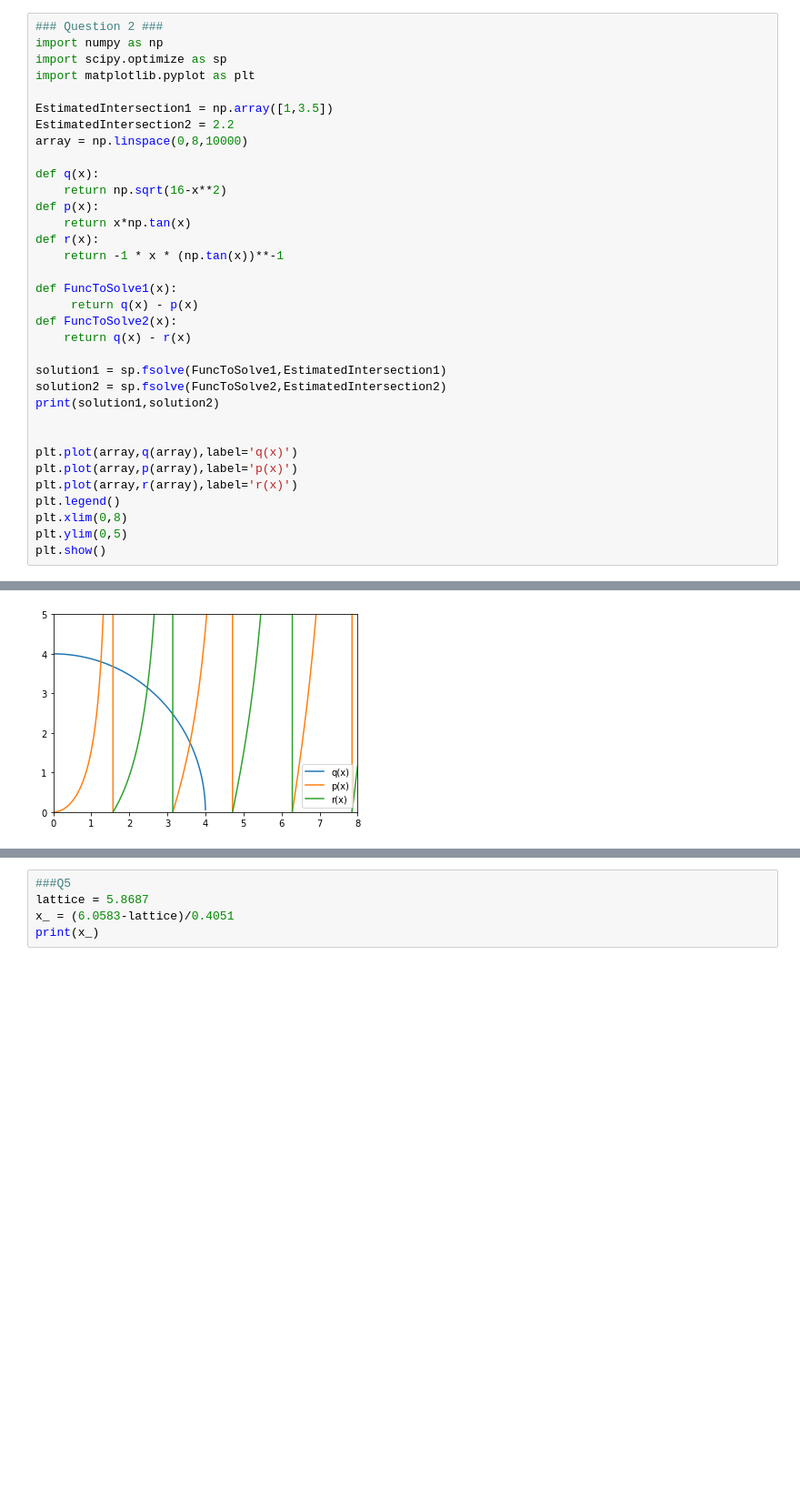
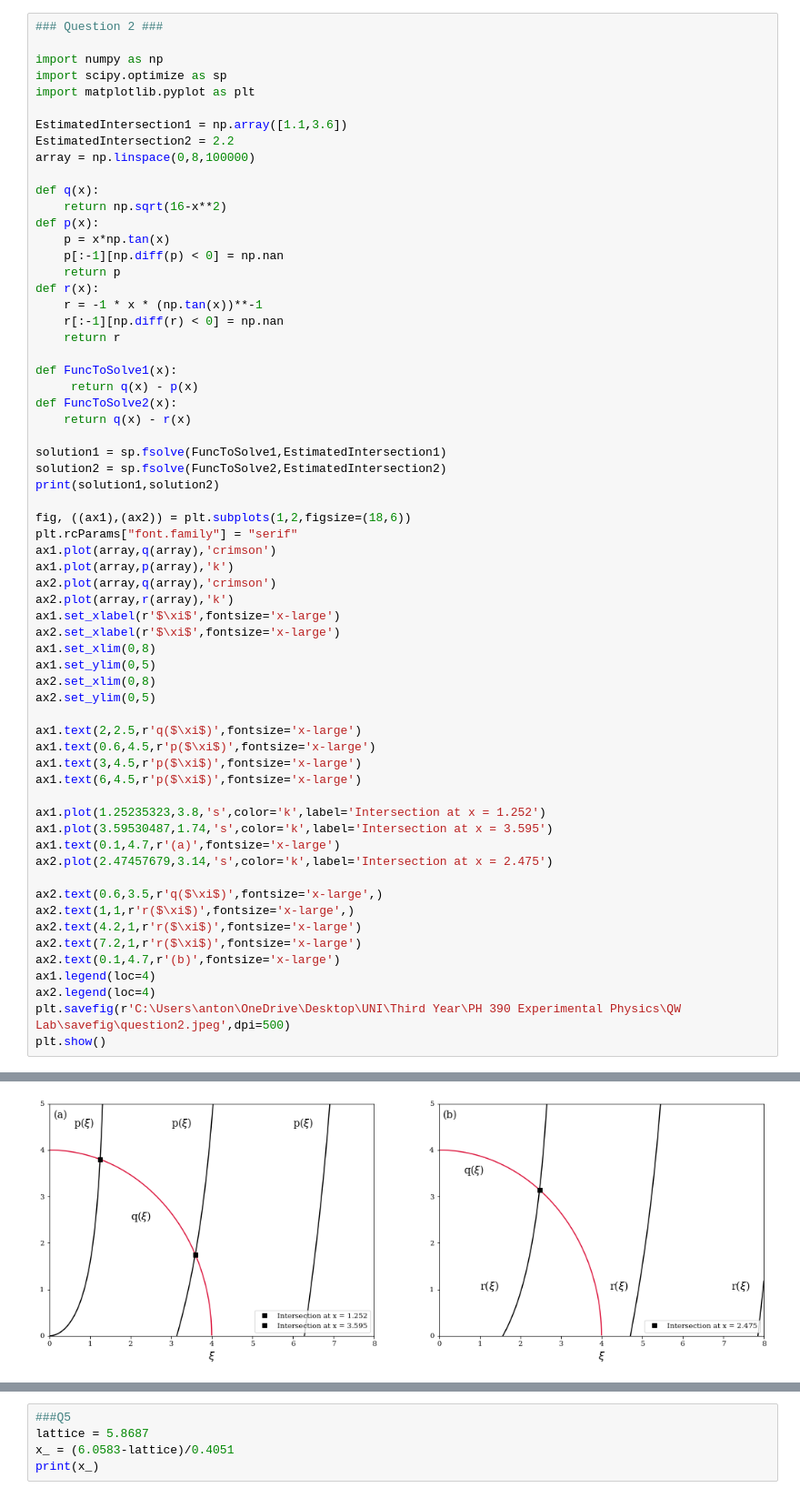
Before and after one commit to AntonGashi/QuantumWellsLab, a Jupyter notebook: Quantum Wells Lab.ipynb, the cells around one changed output, grey strips where cells are left out. Shown at 91% size. Cells and saved outputs as stored; diff of their text form; blank space fills up the shorter version.

```diff
--- a/Quantum Wells Lab.ipynb
+++ b/Quantum Wells Lab.ipynb
@@ -1,19 +1,24 @@
 # %%
 ### Question 2 ###
+
 import numpy as np
 import scipy.optimize as sp
 import matplotlib.pyplot as plt
 
-EstimatedIntersection1 = np.array([1,3.5])
+EstimatedIntersection1 = np.array([1.1,3.6])
 EstimatedIntersection2 = 2.2
-array = np.linspace(0,8,10000)
+array = np.linspace(0,8,100000)
 
 def q(x):
     return np.sqrt(16-x**2)
 def p(x):
-    return x*np.tan(x)
+    p = x*np.tan(x)
+    p[:-1][np.diff(p) < 0] = np.nan
+    return p
 def r(x):
-    return -1 * x * (np.tan(x))**-1
+    r = -1 * x * (np.tan(x))**-1
+    r[:-1][np.diff(r) < 0] = np.nan
+    return r
 
 def FuncToSolve1(x):
      return q(x) - p(x)
@@ -24,12 +29,36 @@ solution1 = sp.fsolve(FuncToSolve1,EstimatedIntersection1)
 solution2 = sp.fsolve(FuncToSolve2,EstimatedIntersection2)
 print(solution1,solution2)
 
+fig, ((ax1),(ax2)) = plt.subplots(1,2,figsize=(18,6))
+plt.rcParams["font.family"] = "serif"
+ax1.plot(array,q(array),'crimson')
+ax1.plot(array,p(array),'k')
+ax2.plot(array,q(array),'crimson')
+ax2.plot(array,r(array),'k')
+ax1.set_xlabel(r'$\xi$',fontsize='x-large')
+ax2.set_xlabel(r'$\xi$',fontsize='x-large')
+ax1.set_xlim(0,8)
+ax1.set_ylim(0,5)
+ax2.set_xlim(0,8)
+ax2.set_ylim(0,5)
 
-plt.plot(array,q(array),label='q(x)')
-plt.plot(array,p(array),label='p(x)')
-plt.plot(array,r(array),label='r(x)')
-plt.legend()
-plt.xlim(0,8)
-plt.ylim(0,5)
+ax1.text(2,2.5,r'q($\xi$)',fontsize='x-large')
+ax1.text(0.6,4.5,r'p($\xi$)',fontsize='x-large')
+ax1.text(3,4.5,r'p($\xi$)',fontsize='x-large')
+ax1.text(6,4.5,r'p($\xi$)',fontsize='x-large')
+
+ax1.plot(1.25235323,3.8,'s',color='k',label='Intersection at x = 1.252')
+ax1.plot(3.59530487,1.74,'s',color='k',label='Intersection at x = 3.595')
+ax1.text(0.1,4.7,r'(a)',fontsize='x-large')
+ax2.plot(2.47457679,3.14,'s',color='k',label='Intersection at x = 2.475')
+
+ax2.text(0.6,3.5,r'q($\xi$)',fontsize='x-large',)
+ax2.text(1,1,r'r($\xi$)',fontsize='x-large',)
+ax2.text(4.2,1,r'r($\xi$)',fontsize='x-large')
+ax2.text(7.2,1,r'r($\xi$)',fontsize='x-large')
+ax2.text(0.1,4.7,r'(b)',fontsize='x-large')
+ax1.legend(loc=4)
+ax2.legend(loc=4)
+plt.savefig(r'C:\Users\anton\OneDrive\Desktop\UNI\Third Year\PH 390 Experimental Physics\QW Lab\savefig\question2.jpeg',dpi=500)
 plt.show()
 # %% [output]
@@ -37,4 +67,4 @@ plt.show()
-[figure, old version]
+[figure, new version]
 # %%
 ### Question 3i ###
 
```
Also changed, not shown: parts of 8 cells of this notebook.
